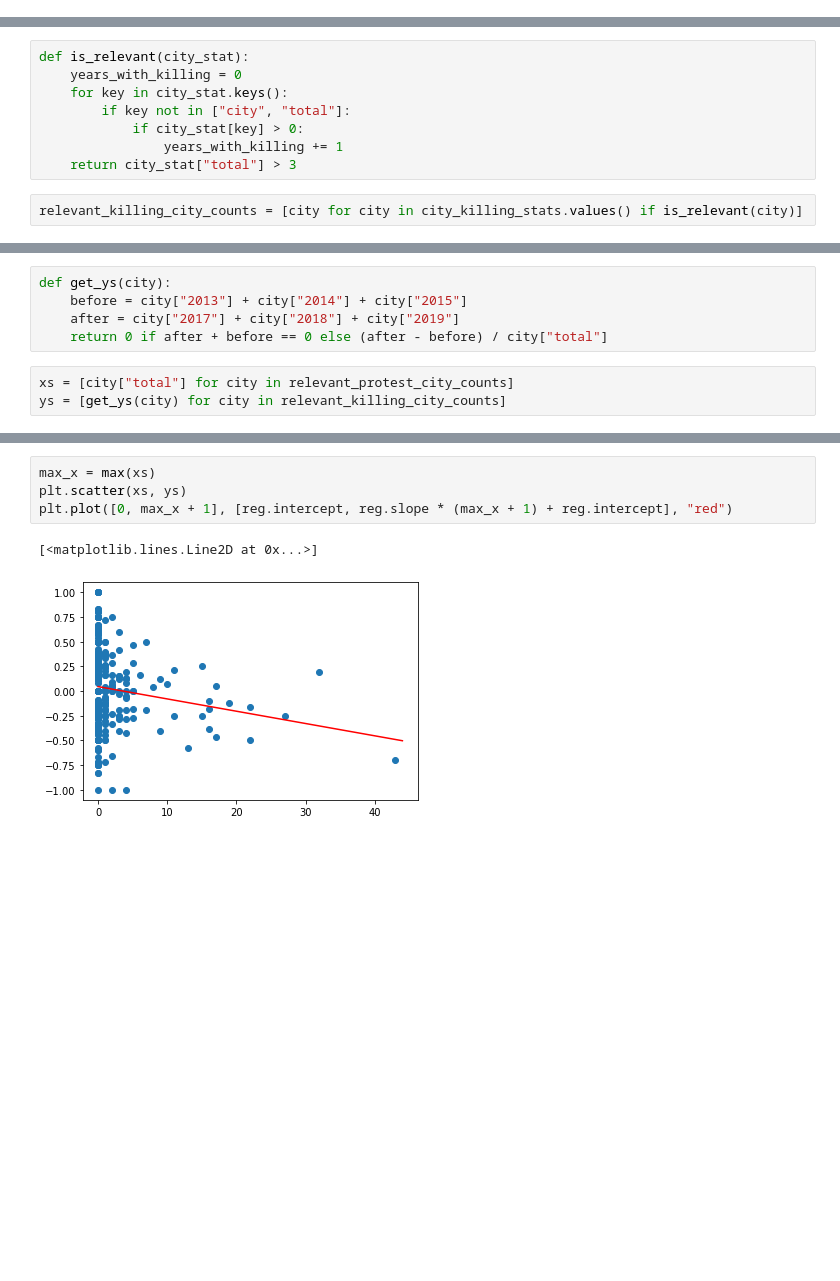
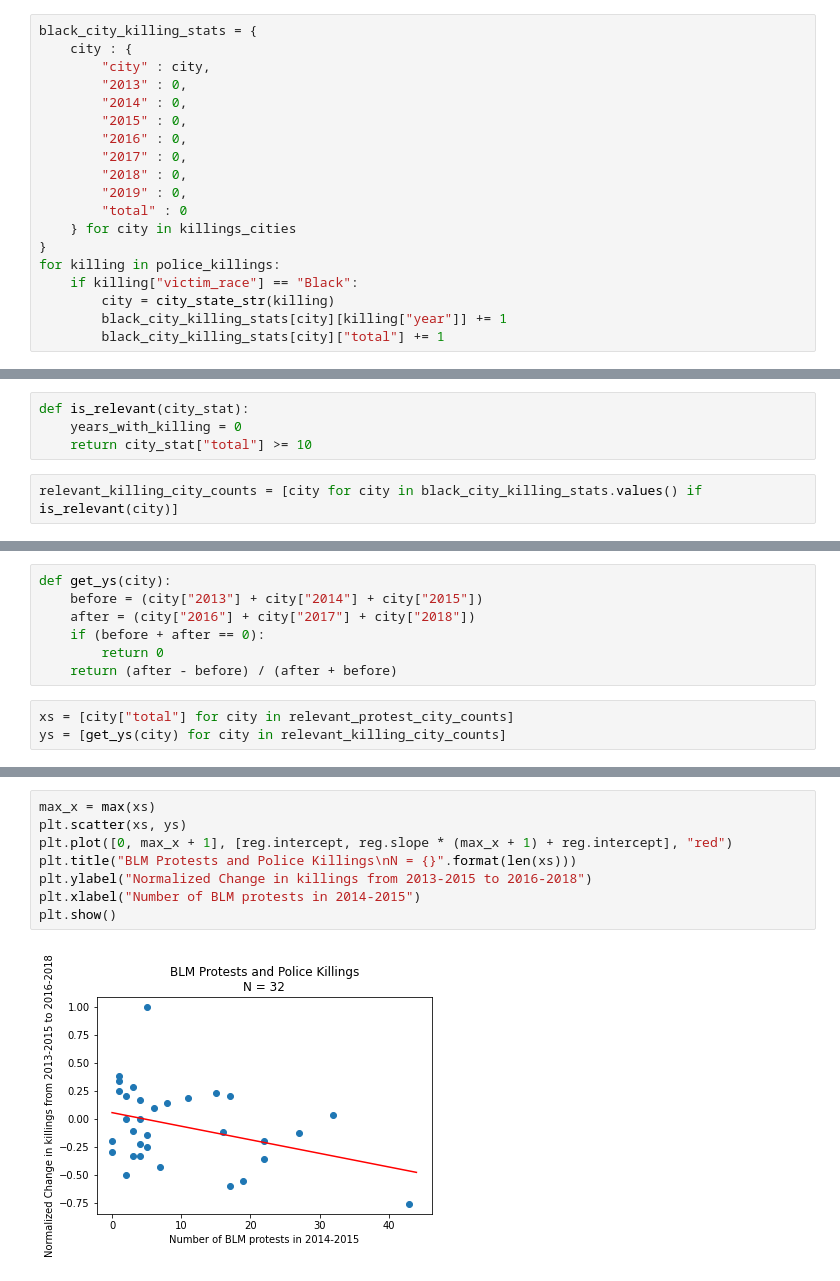
Before and after one commit to TheKeveloper/Police-Protests, a Jupyter notebook: police-analysis.ipynb, the cells around one changed output, grey strips where cells are left out. Drawn from its saved outputs; the diff is of its cells as text; blank space fills up the shorter version.

```diff
--- a/police-analysis.ipynb
+++ b/police-analysis.ipynb
@@ -285,6 +287,25 @@ for killing in police_killings:
     city = city_state_str(killing)
     city_killing_stats[city][killing["year"]] += 1
     city_killing_stats[city]["total"] += 1
+# %%
+black_city_killing_stats = {
+    city : {
+        "city" : city,
+        "2013" : 0,
+        "2014" : 0,
+        "2015" : 0,
+        "2016" : 0,
+        "2017" : 0,
+        "2018" : 0,
+        "2019" : 0,
+        "total" : 0
+    } for city in killings_cities
+}
+for killing in police_killings:
+    if killing["victim_race"] == "Black":
+        city = city_state_str(killing)
+        black_city_killing_stats[city][killing["year"]] += 1
+        black_city_killing_stats[city]["total"] += 1
 # %%
 def new_city_dict(city):
     return {
@@ -308,13 +329,9 @@ for protest in blm_protests:
 # %%
 def is_relevant(city_stat):
     years_with_killing = 0
-    for key in city_stat.keys():
-        if key not in ["city", "total"]:
-            if city_stat[key] > 0:
-                years_with_killing += 1
-    return city_stat["total"] > 3
+    return city_stat["total"] >= 10
 # %%
-relevant_killing_city_counts = [city for city in city_killing_stats.values() if is_relevant(city)]
+relevant_killing_city_counts = [city for city in black_city_killing_stats.values() if is_relevant(city)]
 # %%
 relevant_killing_cities = [city["city"] for city in relevant_killing_city_counts]
 # %%
@@ -326,9 +343,11 @@ for killing_count, protest_count in zip(relevant_killing_city_counts, relevant_p
     assert(killing_count["city"] == protest_count["city"])
 # %%
 def get_ys(city):
-    before = city["2013"] + city["2014"] + city["2015"]
-    after = city["2017"] + city["2018"] + city["2019"]
-    return 0 if after + before == 0 else (after - before) / city["total"]
+    before = (city["2013"] + city["2014"] + city["2015"])
+    after = (city["2016"] + city["2017"] + city["2018"])
+    if (before + after == 0):
+        return 0
+    return (after - before) / (after + before)
 # %%
 xs = [city["total"] for city in relevant_protest_city_counts]
 ys = [get_ys(city) for city in relevant_killing_city_counts]
@@ -340,7 +359,10 @@ LinregressResult(slope=-0.012443436469470107, intercept=0.0451494019457734, rval
 # %%
 max_x = max(xs)
 plt.scatter(xs, ys)
 plt.plot([0, max_x + 1], [reg.intercept, reg.slope * (max_x + 1) + reg.intercept], "red")
+plt.title("BLM Protests and Police Killings\nN = {}".format(len(xs)))
+plt.ylabel("Normalized Change in killings from 2013-2015 to 2016-2018")
+plt.xlabel("Number of BLM protests in 2014-2015")
+plt.show()
 # %% [output]
-[<matplotlib.lines.Line2D at 0x...>]
-[figure, old version]
+[figure, new version]
```
Also changed, not shown: parts of 9 cells of this notebook, 9 other files.
